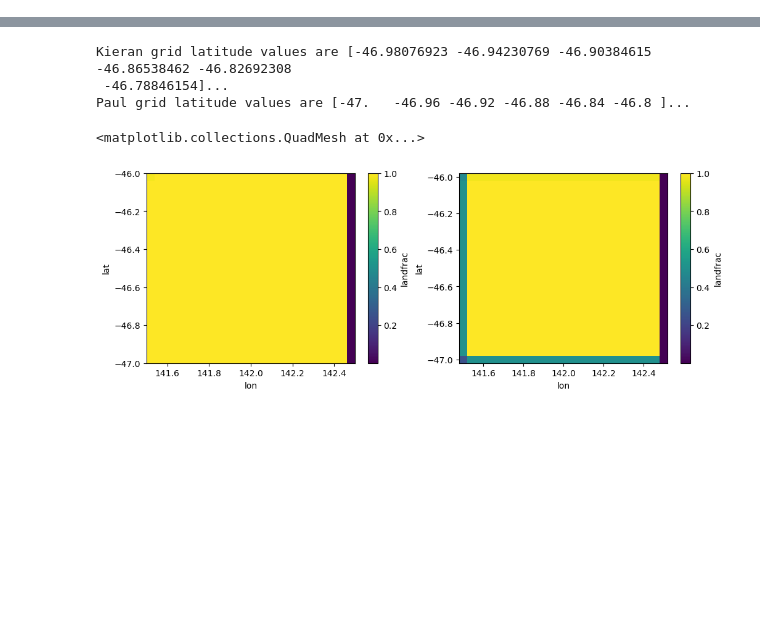
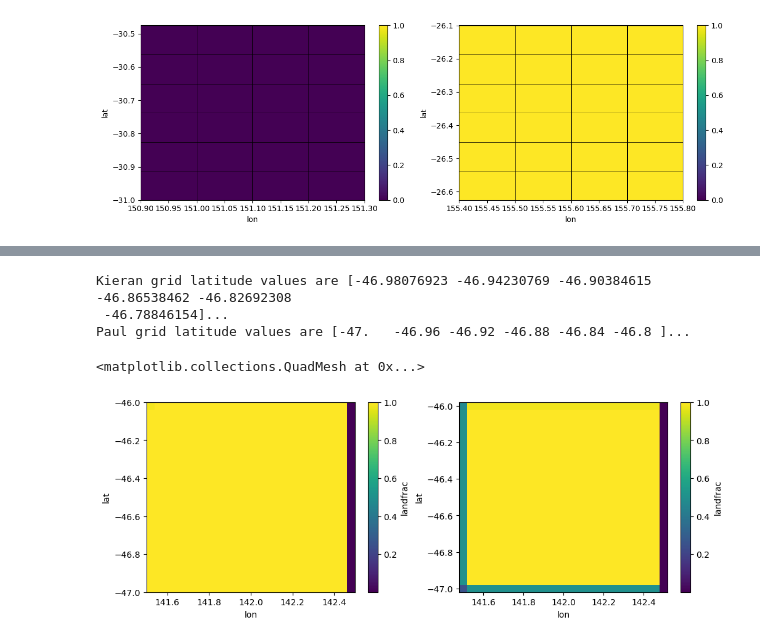
Before and after one commit to 21centuryweather/UM_configuration_tools, a Jupyter notebook: notebooks/Plot_UM_MOM6_land_meshes.ipynb, the cells around one changed output, grey strips where cells are left out. Drawn from its saved outputs; the diff is of its cells as text; code cells hidden in the pictures; blank space fills up the shorter version.

```diff
--- a/notebooks/Plot_UM_MOM6_land_meshes.ipynb
+++ b/notebooks/Plot_UM_MOM6_land_meshes.ipynb
@@ -92,0 +120,8 @@ gl.ylocator = mticker.FixedLocator(np.arange(-47,-45.8,0.2))    # e.g., every 15
+# %%
+# Zoom in on the dataset corners
+fig,ax=plt.subplots(1,2,figsize=(12,4))
+ESMF_ds.sel(lat=slice(-31,-30.5), lon=slice(150.8, 151.3)).plot(ax=ax[0],vmax=1,vmin=0,edgecolors='black',linewidth=0.5)
+ESMF_ds.sel(lat=slice(-26.6,-26.1), lon=slice(155.4, 155.9)).plot(ax=ax[1],vmax=1,vmin=0,edgecolors='black',linewidth=0.5)
+plt.tight_layout()
+# %% [output]
+[figure, added]
```
Also changed, not shown: parts of 9 cells of this notebook, 3 other files.
